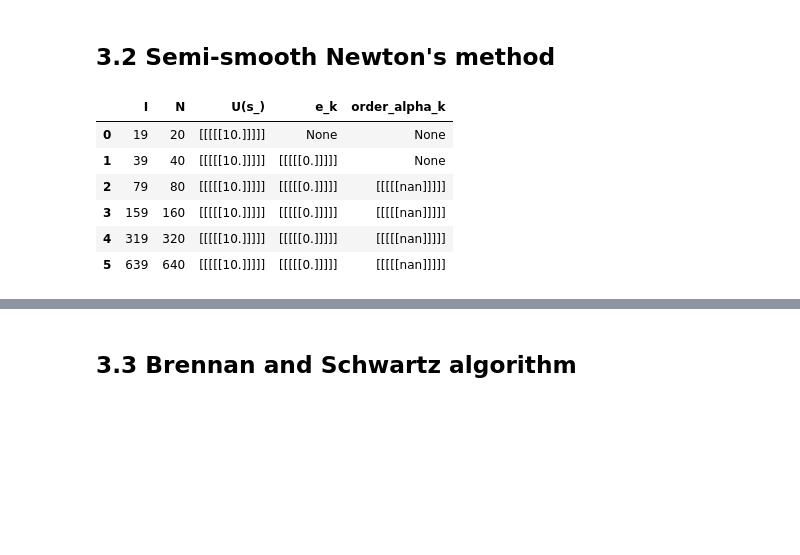
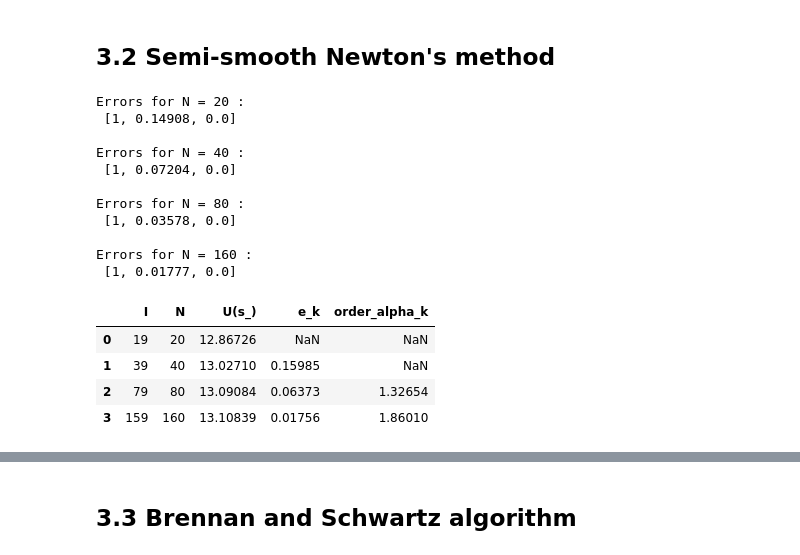
Before and after one commit to SHAO-Nuoya/EDP-in-Finance, a Jupyter notebook: TP2.ipynb, the cells around one changed output, grey strips where cells are left out. Drawn from its saved outputs; the diff is of its cells as text; code cells hidden in the pictures; blank space fills up the shorter version.

```diff
--- a/TP2.ipynb
+++ b/TP2.ipynb
@@ -206,7 +235,7 @@ def dic() -> dict:
 
 
 def get_order_alpha(e_k_1, e_k, h_k_1, h_k) -> float:
-    return np.log(e_k_1 / e_k) / np.log(h_k_1 / h_k)
+    return np.log(abs(e_k_1 / e_k)) / np.log(h_k_1 / h_k)
 
 def P1(s_bar, bs, method):
     U = bs.get_price(method).reshape(-1,1)
@@ -220,7 +249,7 @@ def P1(s_bar, bs, method):
     P1_S = (s_ii - s_bar) * U[index] / bs.h + (s_bar - s_i) * U[index +
                                                                 1] / bs.h
 
-    return P1_S[0]
+    return np.array(P1_S).reshape(-1,1)[0][0]
 
 def get_err_table(method, Is, Ns):
     hs = []
@@ -352,18 +405,27 @@ We see clearly that with larger I value, a more important number of PSOR iterati
 # %% [markdown]
 ## 3.2 Semi-smooth Newton's method
 # %%
-Is = np.array([20*2**k-1 for k in range(6)])
+Is = np.array([20*2**k-1 for k in range(4)])
 Ns = Is + 1
 err_table = get_err_table('Semi-Smooth-Newton', Is, Ns)
 err_table.round(5)
 # %% [output]
+Errors for N = 20 :
+ [1, 0.14908, 0.0]
+
+Errors for N = 40 :
+ [1, 0.07204, 0.0]
+
+Errors for N = 80 :
+ [1, 0.03578, 0.0]
+
+Errors for N = 160 :
+ [1, 0.01777, 0.0]
 |  | I | N | U(s_) | e_k | order_alpha_k |
-| 0 | 19 | 20 | [[[[[10.]]]]] | None | None |
-| 1 | 39 | 40 | [[[[[10.]]]]] | [[[[[0.]]]]] | None |
-| 2 | 79 | 80 | [[[[[10.]]]]] | [[[[[0.]]]]] | [[[[[nan]]]]] |
-| 3 | 159 | 160 | [[[[[10.]]]]] | [[[[[0.]]]]] | [[[[[nan]]]]] |
-| 4 | 319 | 320 | [[[[[10.]]]]] | [[[[[0.]]]]] | [[[[[nan]]]]] |
-| 5 | 639 | 640 | [[[[[10.]]]]] | [[[[[0.]]]]] | [[[[[nan]]]]] |
+| 0 | 19 | 20 | 12.86726 | NaN | NaN |
+| 1 | 39 | 40 | 13.02710 | 0.15985 | NaN |
+| 2 | 79 | 80 | 13.09084 | 0.06373 | 1.32654 |
+| 3 | 159 | 160 | 13.10839 | 0.01756 | 1.86010 |
 # %%
 I = 50
 N = 20
```
Also changed, not shown: parts of 15 cells of this notebook, 1 other file.
